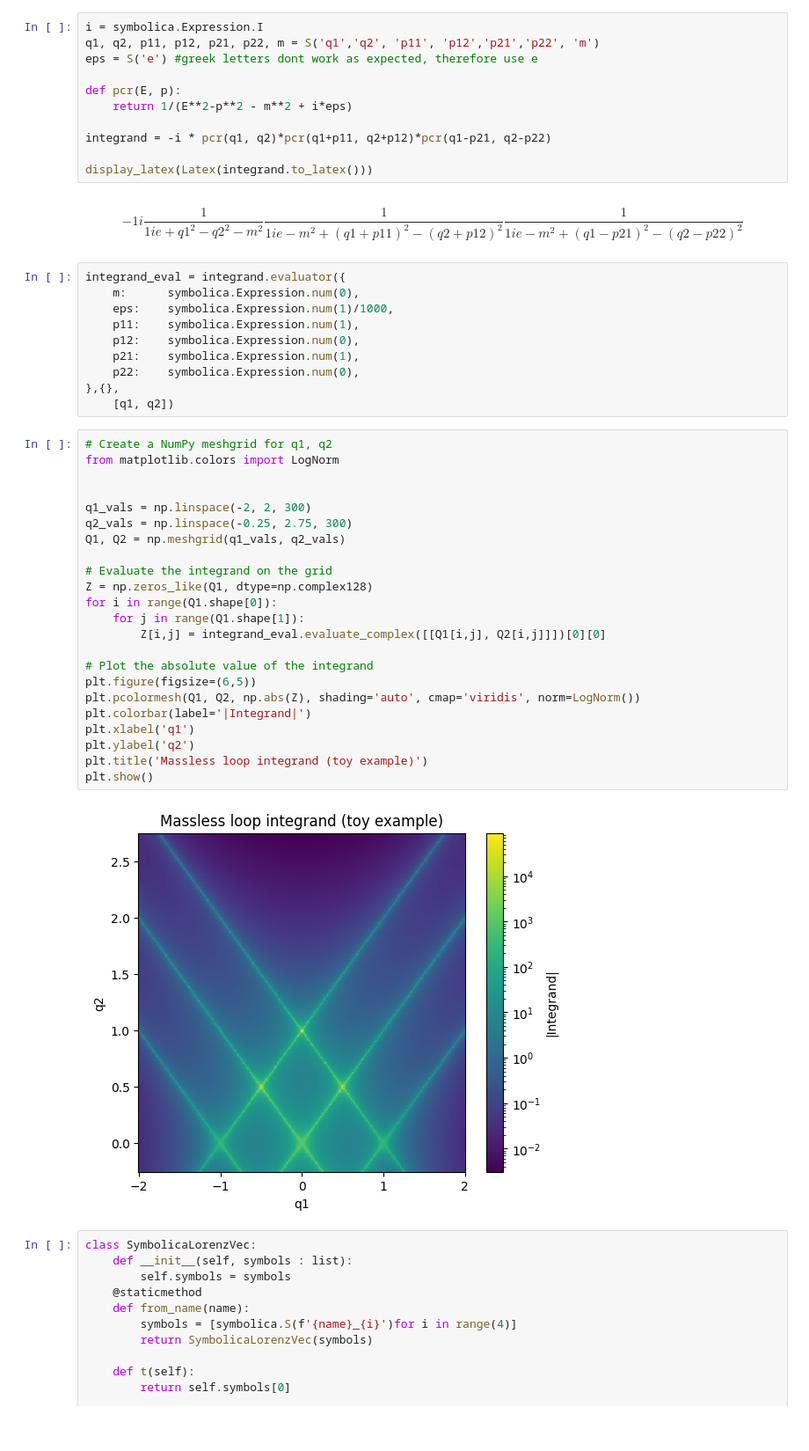
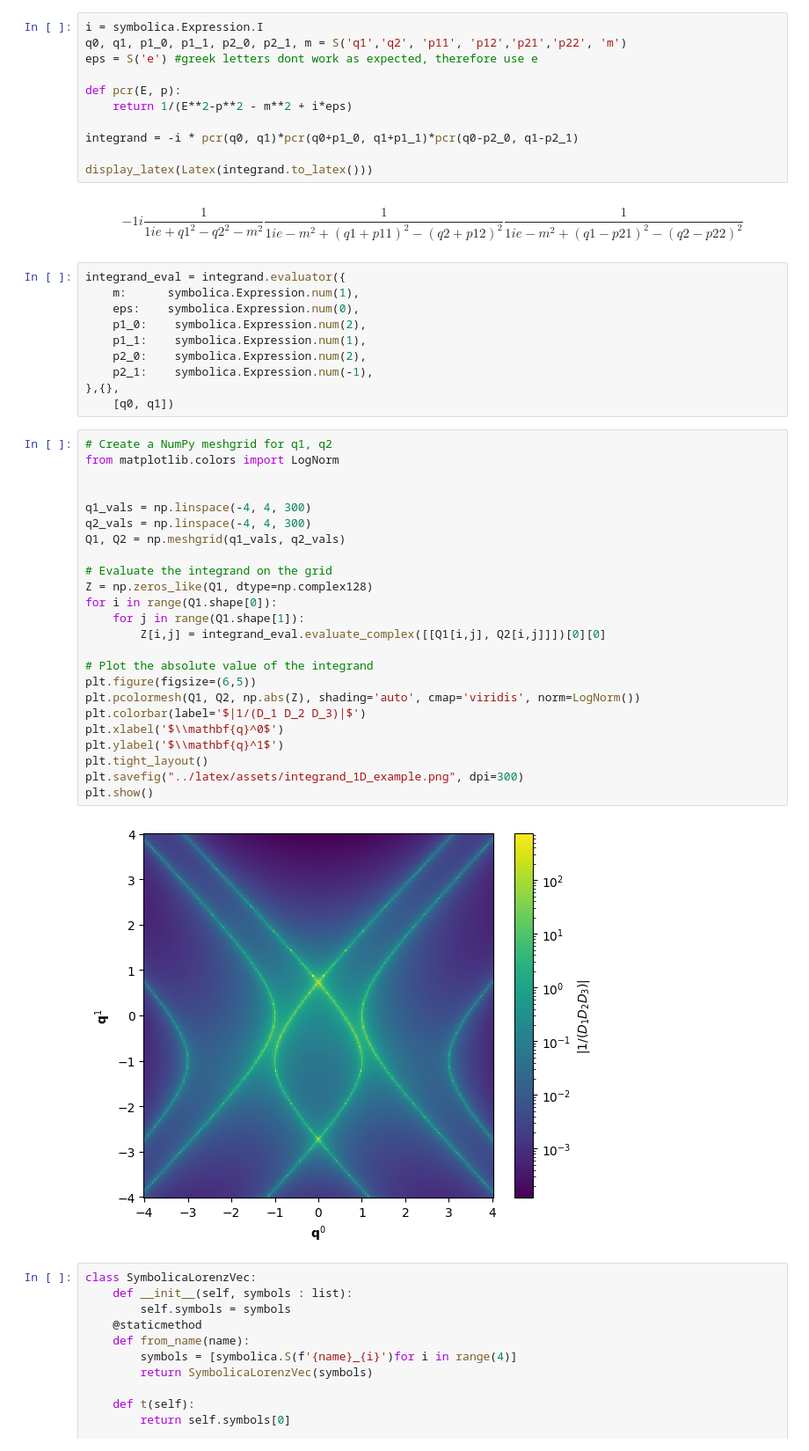
Before and after one commit to SecretGmG/bachelor_thesis, a Jupyter notebook: notebooks/symbolica_tests.ipynb, the cells around one changed output. Shown: that part at 88% size. Drawn from its saved outputs; the diff is of its cells as text; blank space fills up the shorter version.

Commit message:
updated figures and strucutre

```diff
--- a/notebooks/symbolica_tests.ipynb
+++ b/notebooks/symbolica_tests.ipynb
@@ -6,52 +6,53 @@ import matplotlib.pyplot as plt
 import numpy as np
 # %%
 i = symbolica.Expression.I
-q1, q2, p11, p12, p21, p22, m = S('q1','q2', 'p11', 'p12','p21','p22', 'm')
+q0, q1, p1_0, p1_1, p2_0, p2_1, m = S('q1','q2', 'p11', 'p12','p21','p22', 'm')
 eps = S('e') #greek letters dont work as expected, therefore use e
 
 def pcr(E, p):
     return 1/(E**2-p**2 - m**2 + i*eps)
 
-integrand = -i * pcr(q1, q2)*pcr(q1+p11, q2+p12)*pcr(q1-p21, q2-p22)
+integrand = -i * pcr(q0, q1)*pcr(q0+p1_0, q1+p1_1)*pcr(q0-p2_0, q1-p2_1)
 
 display_latex(Latex(integrand.to_latex()))
 # %% [output]
 $$-1𝑖 \frac{1}{1𝑖 e+q1^{2}-q2^{2}-m^{2}} \frac{1}{1𝑖 e-m^{2}+\left(q1+p11\right)^{2}-\left(q2+p12\right)^{2}} \frac{1}{1𝑖 e-m^{2}+\left(q1-p21\right)^{2}-\left(q2-p22\right)^{2}}$$
 # %%
 integrand_eval = integrand.evaluator({
-    m:      symbolica.Expression.num(0),
-    eps:    symbolica.Expression.num(1)/1000,
-    p11:    symbolica.Expression.num(1),
-    p12:    symbolica.Expression.num(0),
-    p21:    symbolica.Expression.num(1),
-    p22:    symbolica.Expression.num(0),
+    m:      symbolica.Expression.num(1),
+    eps:    symbolica.Expression.num(0),
+    p1_0:    symbolica.Expression.num(2),
+    p1_1:    symbolica.Expression.num(1),
+    p2_0:    symbolica.Expression.num(2),
+    p2_1:    symbolica.Expression.num(-1),
 },{},
-    [q1, q2])
+    [q0, q1])
 # %%
 # Create a NumPy meshgrid for q1, q2
 from matplotlib.colors import LogNorm
 
 
-q1_vals = np.linspace(-2, 2, 300)
-q2_vals = np.linspace(-0.25, 2.75, 300)
+q1_vals = np.linspace(-4, 4, 300)
+q2_vals = np.linspace(-4, 4, 300)
 Q1, Q2 = np.meshgrid(q1_vals, q2_vals)
 
 # Evaluate the integrand on the grid
 Z = np.zeros_like(Q1, dtype=np.complex128)
 for i in range(Q1.shape[0]):
     for j in range(Q1.shape[1]):
         Z[i,j] = integrand_eval.evaluate_complex([[Q1[i,j], Q2[i,j]]])[0][0]
 
 # Plot the absolute value of the integrand
 plt.figure(figsize=(6,5))
 plt.pcolormesh(Q1, Q2, np.abs(Z), shading='auto', cmap='viridis', norm=LogNorm())
-plt.colorbar(label='|Integrand|')
-plt.xlabel('q1')
-plt.ylabel('q2')
-plt.title('Massless loop integrand (toy example)')
+plt.colorbar(label='$|1/(D_1 D_2 D_3)|$')
+plt.xlabel('$\\mathbf{q}^0$')
+plt.ylabel('$\\mathbf{q}^1$')
+plt.tight_layout()
+plt.savefig("../latex/assets/integrand_1D_example.png", dpi=300)
 plt.show()
 # %% [output]
-[figure, old version]
+[figure, new version]
 # %%
 class SymbolicaLorenzVec:
     def __init__(self, symbols : list):
```
Also changed, not shown: 6 other files.
